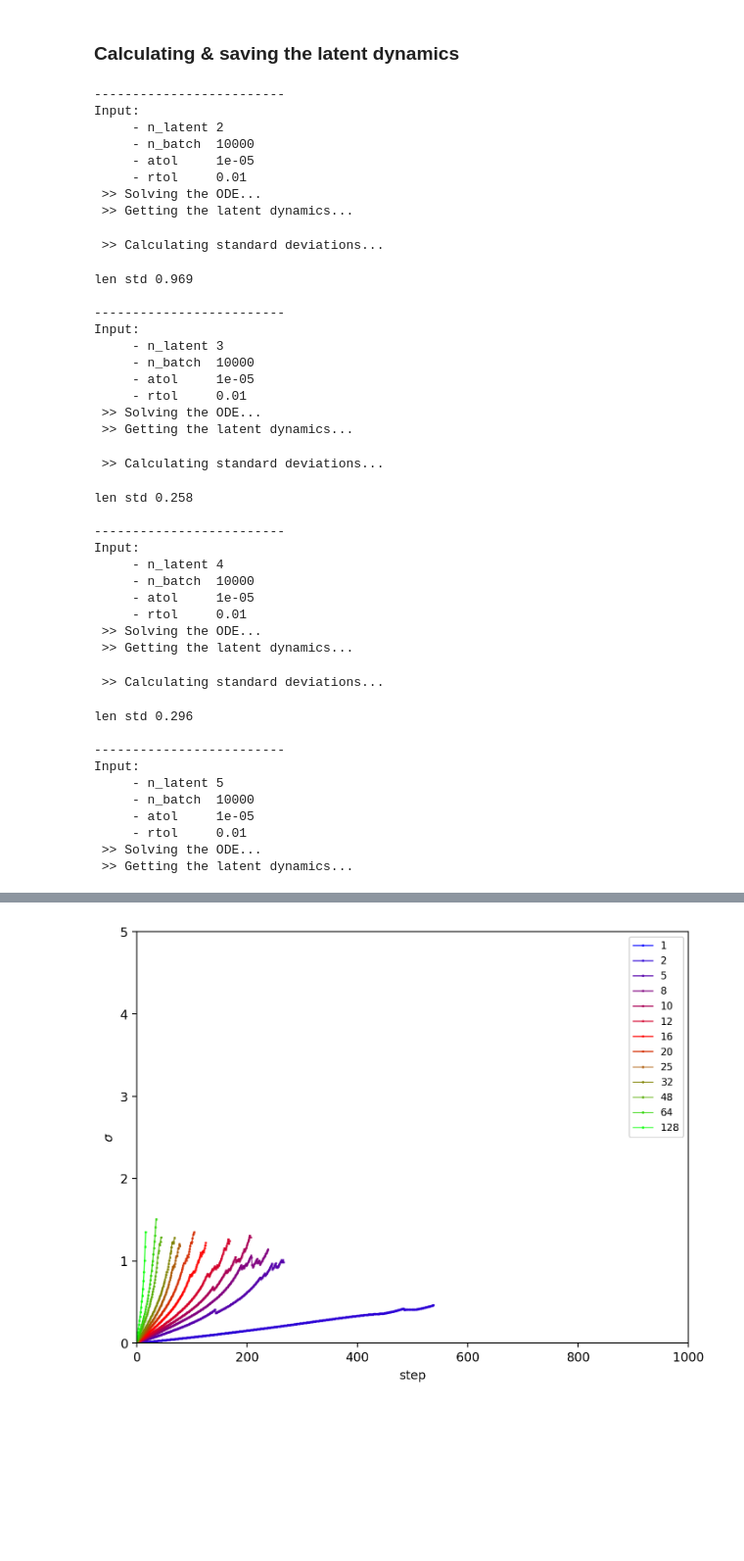
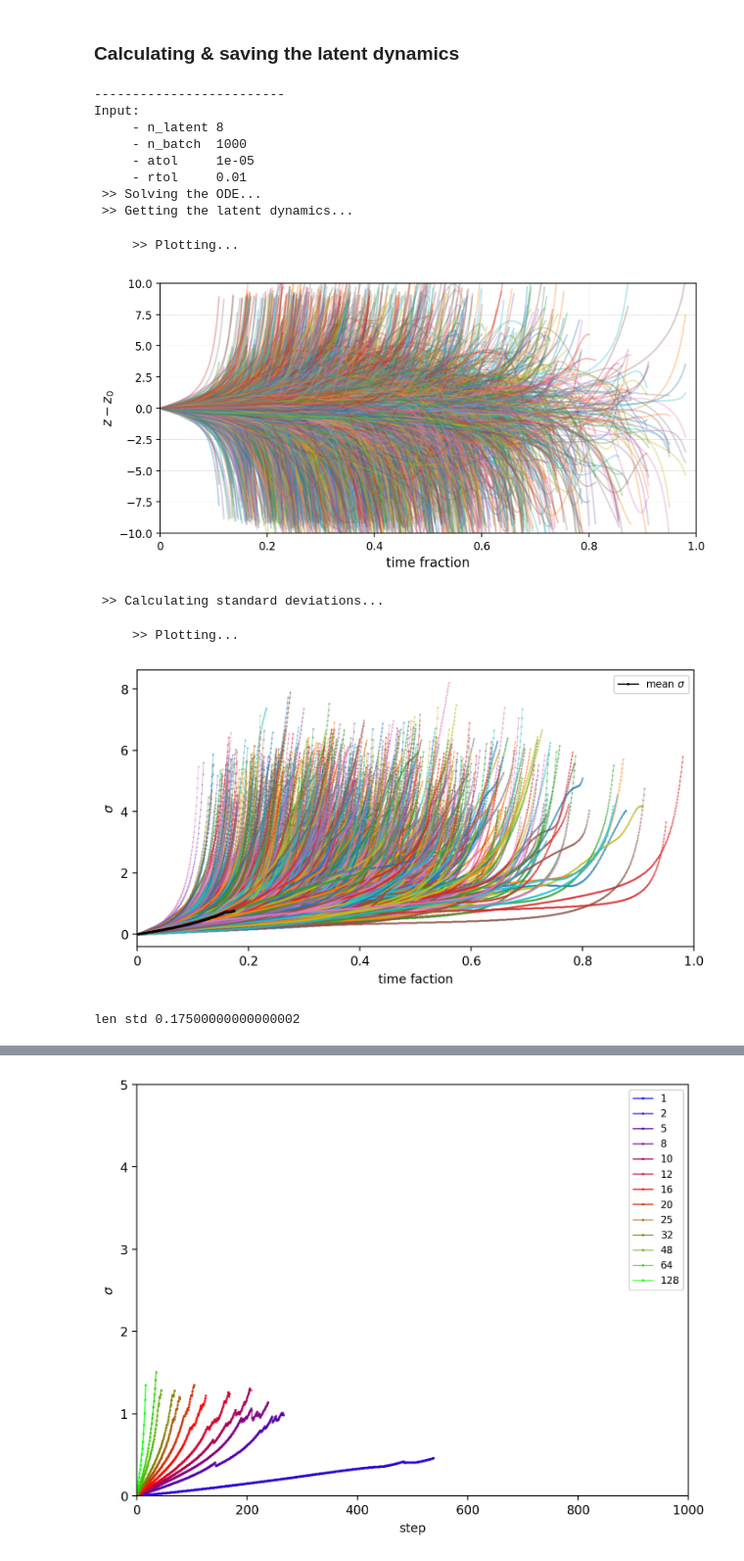
Before and after one commit to silkemaes/MACE, a Jupyter notebook: latentdyn/latent_dynamics.ipynb, the cells around one changed output, grey strips where cells are left out. Shown at 98% size. Cells and saved outputs as stored; diff of their text form; code cells hidden in the pictures; blank space fills up the shorter version.

```diff
--- a/latentdyn/latent_dynamics.ipynb
+++ b/latentdyn/latent_dynamics.ipynb
@@ -107,11 +107,11 @@ def remove_num_noise(sol, lim):
 def get_dynamics(sol, lim= 10, plot = False):
 
     if plot:
-        fig, axs = plt.subplots(2,1,figsize=(8,6))
-        ax1 = axs[0]
-        ax2 = axs[1]
+        fig, ax1 = plt.subplots(1,1,figsize=(8,4))
+        # ax1 = axs[0]
+        # ax2 = axs[1]
 
-        a = 0.1
+        a = 0.3
 
     w,idx = remove_num_noise(sol, lim)
     # print('+++++++++++++++++')
@@ -132,22 +132,23 @@ def get_dynamics(sol, lim= 10, plot = False):
 
         if plot:
             ax1.plot(Δz, '-', alpha = a, label = i)
-            ax2.plot(z, '-', alpha = a, label = i)
+            # ax2.plot(z, '-', alpha = a, label = i)
 
     if plot:
-        ax1.set_ylabel('$z-z_0$')
-        ax2.set_ylabel('$z$')
+        # ax1.set_ylabel('$\\Tilde{z}-z_0$')
+        ax1.set_ylabel('$z-z_0$', fontsize = 12)
+        # ax2.set_ylabel('$z$')
 
-        ylim = 10.1
+        ylim = 10.01
         xlim = 1000
-        for ax in axs:
-            ax.set_ylim([-ylim,ylim]) # type: ignore
-            ax.set_xlim([0,xlim])
-            ax.set_xlabel('fraction')
-            ax.grid(True, linestyle = '--', linewidth = 0.2)
-        ax1.set(xticklabels=[])
-        ax2.set_xlim([0,1000]) # type: ignore
-        ax2.set_xticklabels([0,0.2,0.4,0.6,0.8,1.0])
+        # for ax in axs:
+        ax1.set_ylim([-ylim,ylim]) # type: ignore
+        ax1.set_xlim([0,xlim])
+        ax1.set_xlabel('time fraction', fontsize = 12)
+        ax1.grid(True, linestyle = '--', linewidth = 0.2)
+        # ax1.set(xticklabels=[])
+        ax1.set_xlim([0,xlim]) # type: ignore
+        ax1.set_xticklabels([0,0.2,0.4,0.6,0.8,1.0])
 
         fig.tight_layout()
         fig.subplots_adjust(hspace = 0.07)
@@ -191,7 +192,7 @@ def get_sigma(idx, dyn, dt,cutoff,plot = False):
         ax1.set_ylabel('$\\sigma$')
         ax1.set_xlim([0,1000]) # type: ignore
         ax1.set_xticklabels([0,0.2,0.4,0.6,0.8,1.0])
-        ax1.set_xlabel('faction')
+        ax1.set_xlabel('time faction')
         plt.legend(fontsize = 8)
 
         print('     >> Plotting...')
@@ -241,50 +242,23 @@ plot = True
 # %%
 lim = 10
 # i = 2
 stds = list()
 for i in range(len(n_latents)):
-    std = dynamics_test(n_latents[i], n_batch,lim, dt, atol, rtol, cutoff, DEVICE, plot = False)
+    std = dynamics_test(n_latents[i], n_batch,lim, dt, atol, rtol, cutoff, DEVICE, plot = True)
     print('\nlen std',len(std)*dt)
     stds.append(std)
 # %% [output]
 -------------------------
 Input:
-     - n_latent 2
-     - n_batch  10000
+     - n_latent 8
+     - n_batch  1000
      - atol     1e-05
      - rtol     0.01
  >> Solving the ODE...
  >> Getting the latent dynamics...
- >> Calculating standard deviations...
+     >> Plotting...
+[figure, added]
-len std 0.969
-
--------------------------
-Input:
-     - n_latent 3
-     - n_batch  10000
-     - atol     1e-05
-     - rtol     0.01
- >> Solving the ODE...
- >> Getting the latent dynamics...
+ >> Calculating standard deviations...
- >> Calculating standard deviations...
+     >> Plotting...
+[figure, added]
-len std 0.258
-
--------------------------
-Input:
-     - n_latent 4
-     - n_batch  10000
-     - atol     1e-05
-     - rtol     0.01
- >> Solving the ODE...
- >> Getting the latent dynamics...
+len std 0.17500000000000002
- >> Calculating standard deviations...
-len std 0.296
-
--------------------------
-Input:
-     - n_latent 5
-     - n_batch  10000
-     - atol     1e-05
-     - rtol     0.01
- >> Solving the ODE...
- >> Getting the latent dynamics...
```
Also changed, not shown: parts of 5 cells of this notebook, 11 other files.
